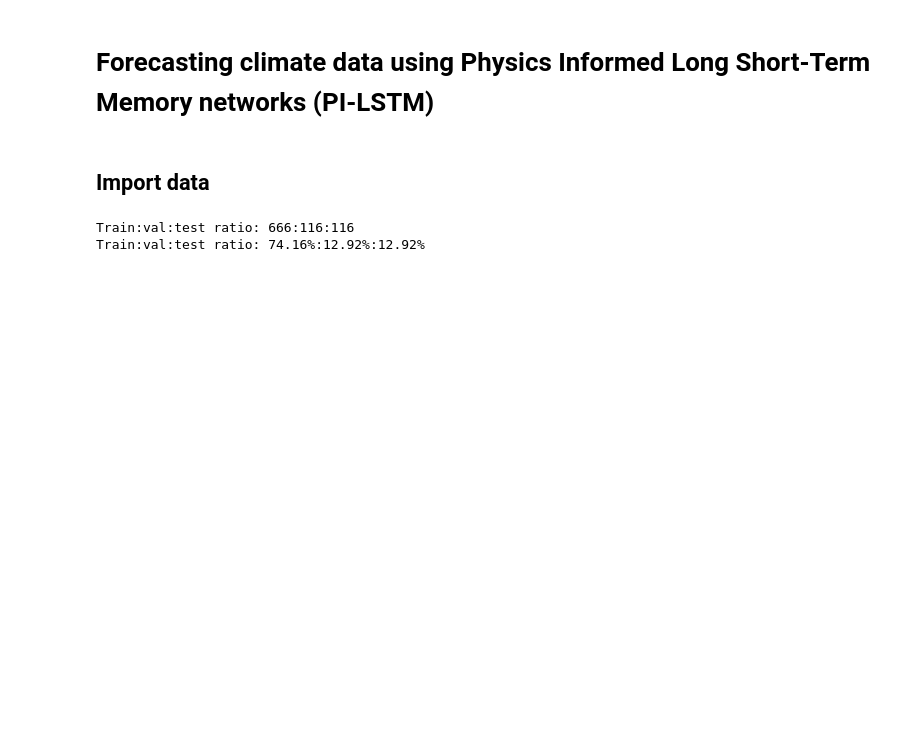
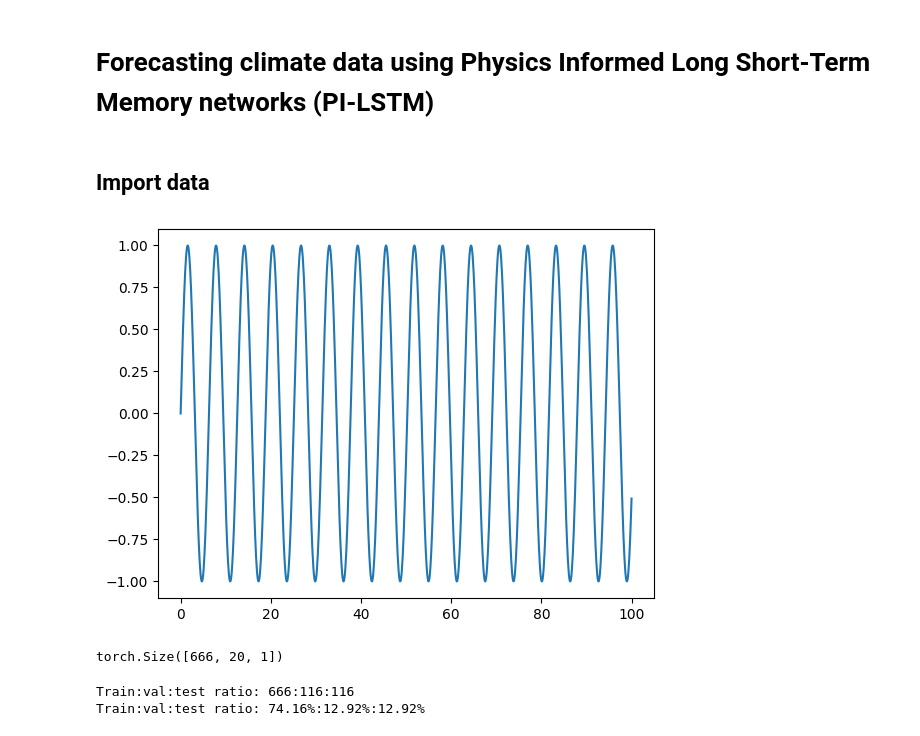
Before and after one commit to abbym-bristol/PIML-foundations-tb2, a Jupyter notebook: sine_wave_multistep_pred.ipynb, the cells around one changed output. Drawn from its saved outputs; the diff is of its cells as text; code cells hidden in the pictures; blank space fills up the shorter version.

```diff
--- a/sine_wave_multistep_pred.ipynb
+++ b/sine_wave_multistep_pred.ipynb
@@ -53,6 +53,11 @@ data = np.sin(t)
 train = data[:int(len(data)*0.7)]
 val = data[int(len(data)*0.7):int(len(data)*0.85)]
 test = data[int(len(data)*0.85):]
+# %%
+plt.plot(t, data)
+plt.show()
+# %% [output]
+[figure, added]
 # %%
 # Create sequences and labels
 def create_sequences(data, seq_length, pred_length):
@@ -74,6 +79,10 @@ X_val = torch.Tensor(X_val).unsqueeze(-1) # Shape: (batch, seq, input_size)
 y_val = torch.Tensor(y_val)
 X_test = torch.Tensor(X_test).unsqueeze(-1)
 y_test = torch.Tensor(y_test)
+# %%
+X_train.shape
+# %% [output]
+torch.Size([666, 20, 1])
 # %%
 len_data = len(X_train) + len(X_val) + len(X_test)
 print(f"Train:val:test ratio: {len(X_train)}:\
```
Also changed, not shown: parts of 5 cells of this notebook, 1 other file.
